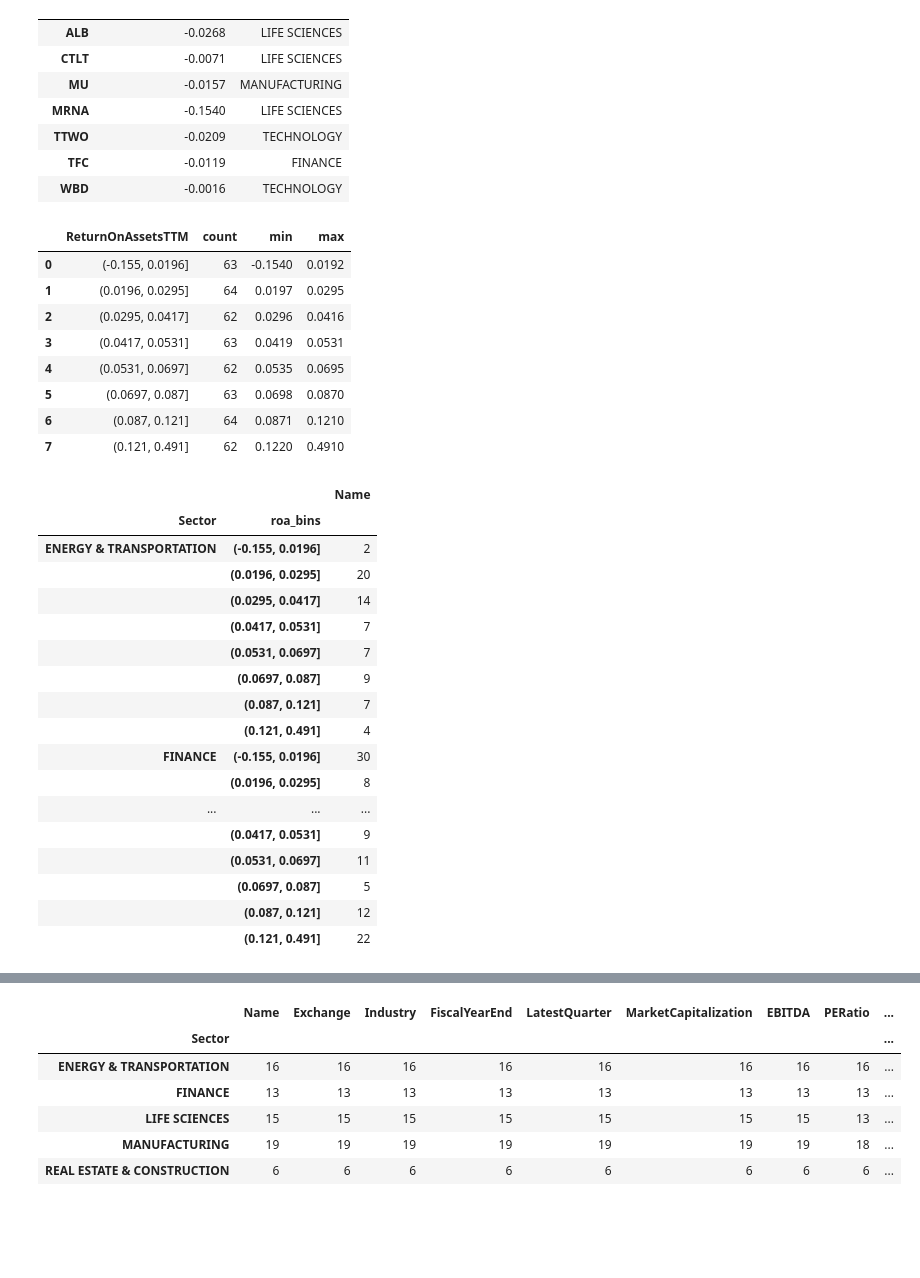
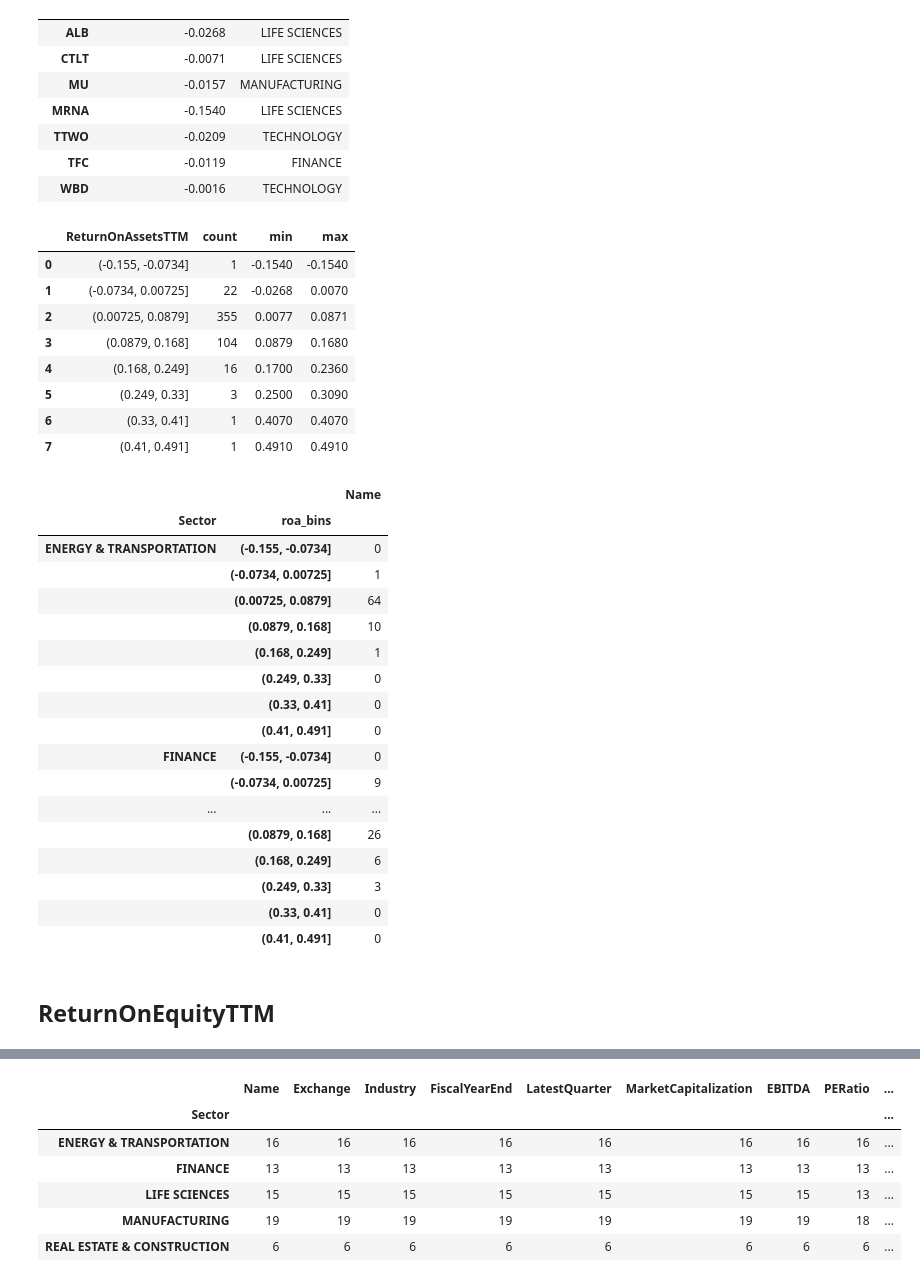
Before and after one commit to fadeeva/stock_market_research, a Jupyter notebook: Portfolio/Asset_Selection.ipynb, the cells around one changed output, grey strips where cells are left out. Cells and saved outputs as stored; diff of their text form; code cells hidden in the pictures; blank space fills up the shorter version.

```diff
--- a/Portfolio/Asset_Selection.ipynb
+++ b/Portfolio/Asset_Selection.ipynb
@@ -1053,38 +1063,40 @@ data[data['ReturnOnAssetsTTM']<0][['ReturnOnAssetsTTM', 'Sector']]
 | WBD | -0.0016 | TECHNOLOGY |
 # %%
 roa = data['ReturnOnAssetsTTM']
-bins = pd.qcut(roa, 8)
+bins = pd.cut(roa, 8)
 results = (pd.Series(roa).groupby(bins).agg(['count', 'min', 'max']).reset_index())
 results
 # %% [output]
 |  | ReturnOnAssetsTTM | count | min | max |
-| 0 | (-0.155, 0.0196] | 63 | -0.1540 | 0.0192 |
-| 1 | (0.0196, 0.0295] | 64 | 0.0197 | 0.0295 |
-| 2 | (0.0295, 0.0417] | 62 | 0.0296 | 0.0416 |
-| 3 | (0.0417, 0.0531] | 63 | 0.0419 | 0.0531 |
-| 4 | (0.0531, 0.0697] | 62 | 0.0535 | 0.0695 |
-| 5 | (0.0697, 0.087] | 63 | 0.0698 | 0.0870 |
-| 6 | (0.087, 0.121] | 64 | 0.0871 | 0.1210 |
-| 7 | (0.121, 0.491] | 62 | 0.1220 | 0.4910 |
+| 0 | (-0.155, -0.0734] | 1 | -0.1540 | -0.1540 |
+| 1 | (-0.0734, 0.00725] | 22 | -0.0268 | 0.0070 |
+| 2 | (0.00725, 0.0879] | 355 | 0.0077 | 0.0871 |
+| 3 | (0.0879, 0.168] | 104 | 0.0879 | 0.1680 |
+| 4 | (0.168, 0.249] | 16 | 0.1700 | 0.2360 |
+| 5 | (0.249, 0.33] | 3 | 0.2500 | 0.3090 |
+| 6 | (0.33, 0.41] | 1 | 0.4070 | 0.4070 |
+| 7 | (0.41, 0.491] | 1 | 0.4910 | 0.4910 |
 # %%
 cat['roa_bins'] = bins
 cat.groupby(['Sector', 'roa_bins']).count()['Name'].to_frame()
 # %% [output]
 |  |  | Name |
 | Sector | roa_bins |  |
-| ENERGY & TRANSPORTATION | (-0.155, 0.0196] | 2 |
-|  | (0.0196, 0.0295] | 20 |
-|  | (0.0295, 0.0417] | 14 |
-|  | (0.0417, 0.0531] | 7 |
-|  | (0.0531, 0.0697] | 7 |
-|  | (0.0697, 0.087] | 9 |
-|  | (0.087, 0.121] | 7 |
-|  | (0.121, 0.491] | 4 |
-| FINANCE | (-0.155, 0.0196] | 30 |
-|  | (0.0196, 0.0295] | 8 |
+| ENERGY & TRANSPORTATION | (-0.155, -0.0734] | 0 |
+|  | (-0.0734, 0.00725] | 1 |
+|  | (0.00725, 0.0879] | 64 |
+|  | (0.0879, 0.168] | 10 |
+|  | (0.168, 0.249] | 1 |
+|  | (0.249, 0.33] | 0 |
+|  | (0.33, 0.41] | 0 |
+|  | (0.41, 0.491] | 0 |
+| FINANCE | (-0.155, -0.0734] | 0 |
+|  | (-0.0734, 0.00725] | 9 |
 | ... | ... | ... |
-|  | (0.0417, 0.0531] | 9 |
-|  | (0.0531, 0.0697] | 11 |
-|  | (0.0697, 0.087] | 5 |
-|  | (0.087, 0.121] | 12 |
-|  | (0.121, 0.491] | 22 |
+|  | (0.0879, 0.168] | 26 |
+|  | (0.168, 0.249] | 6 |
+|  | (0.249, 0.33] | 3 |
+|  | (0.33, 0.41] | 0 |
+|  | (0.41, 0.491] | 0 |
+# %% [markdown]
+## ReturnOnEquityTTM
```
Also changed, not shown: parts of 18 cells of this notebook.
